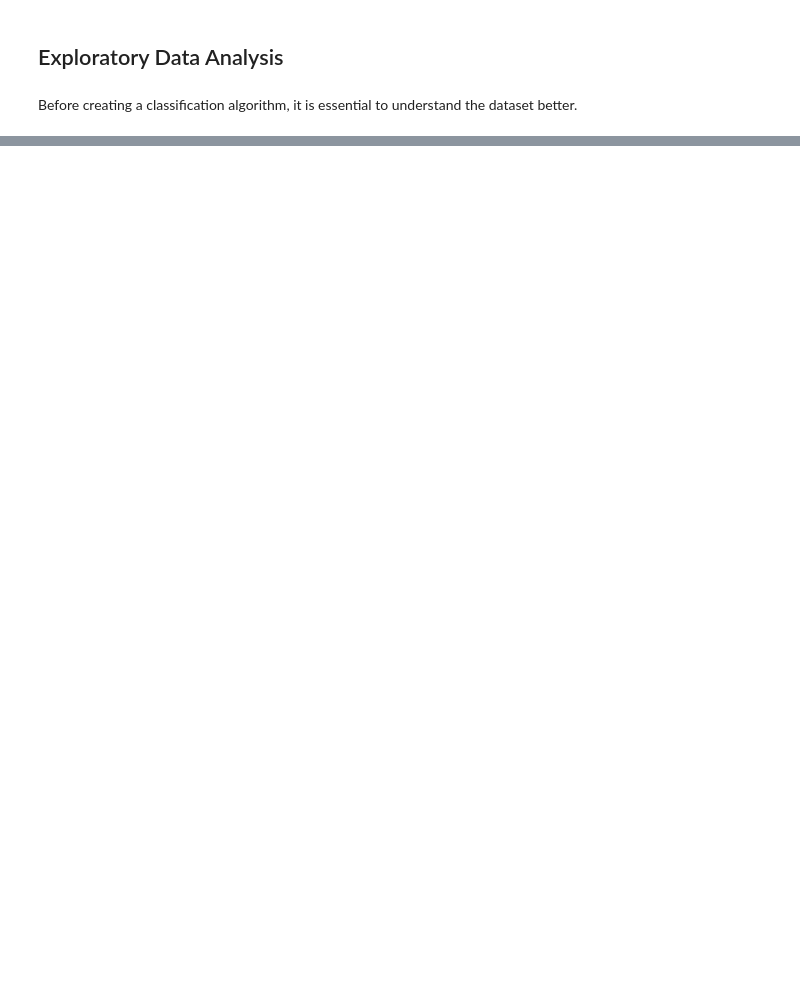
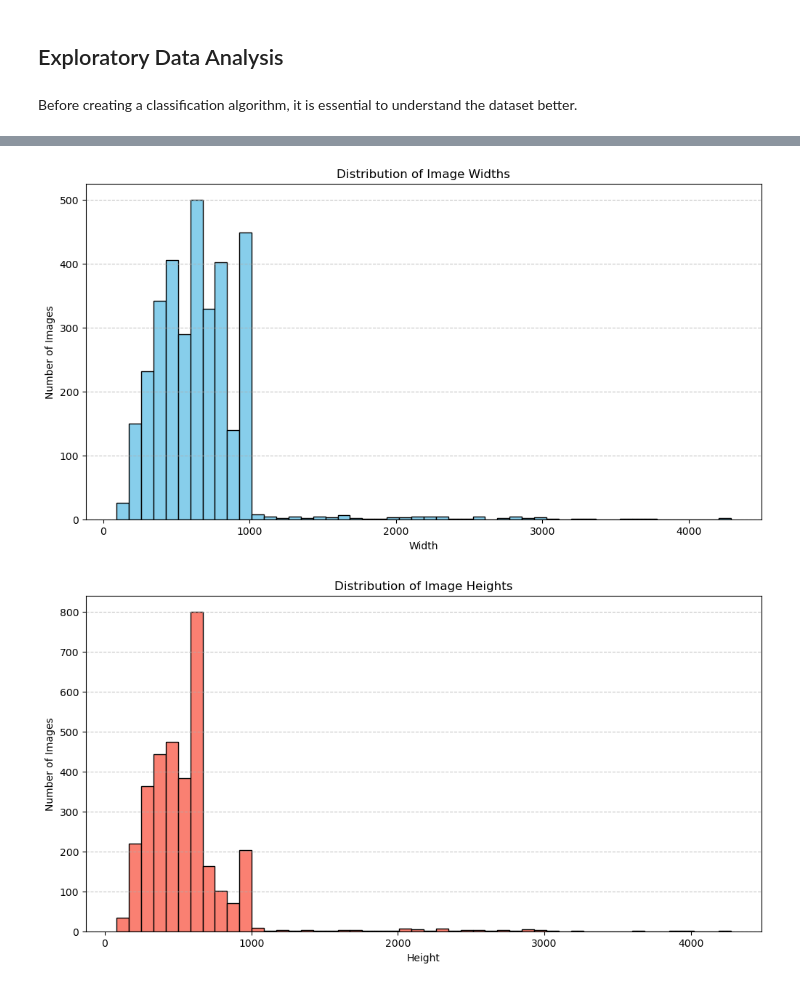
Before and after one commit to AttePiltonen/architectural_classifier, a Jupyter notebook: EDA.ipynb, the cells around one changed output, grey strips where cells are left out. Cells and saved outputs as stored; diff of their text form; code cells hidden in the pictures; blank space fills up the shorter version.

```diff
--- a/EDA.ipynb
+++ b/EDA.ipynb
@@ -20,0 +82,29 @@ Deconstructivism
+# %%
+import matplotlib.pyplot as plt
+
+# Continue from the code provided earlier
+
+# Separate out widths and heights from the dimensions
+widths = [dim[0] for dim in dimensions]
+heights = [dim[1] for dim in dimensions]
+
+# Plotting the distribution of widths
+plt.figure(figsize=(12, 6))
+plt.hist(widths, bins=50, color='skyblue', edgecolor='black')
+plt.title('Distribution of Image Widths')
+plt.xlabel('Width')
+plt.ylabel('Number of Images')
+plt.grid(axis='y', linestyle='--', alpha=0.7)
+plt.show()
+
+# Plotting the distribution of heights
+plt.figure(figsize=(12, 6))
+plt.hist(heights, bins=50, color='salmon', edgecolor='black')
+plt.title('Distribution of Image Heights')
+plt.xlabel('Height')
+plt.ylabel('Number of Images')
+plt.grid(axis='y', linestyle='--', alpha=0.7)
+plt.show()
+# %% [output]
+[figure, added]
+[figure, added]
```
Also changed, not shown: parts of 5 cells of this notebook.
